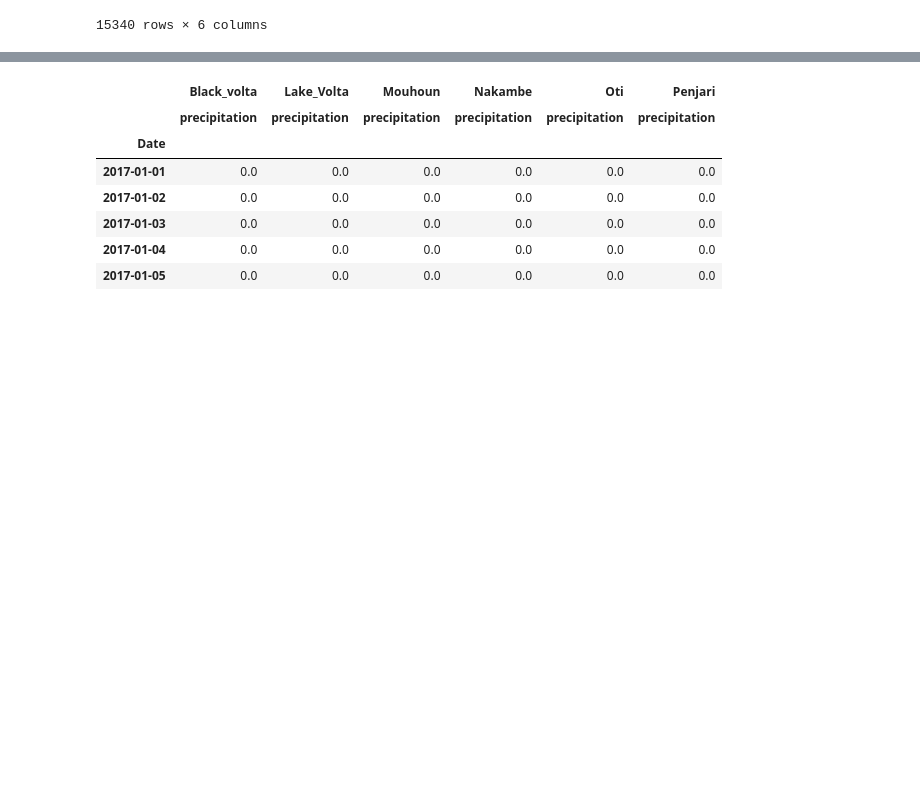
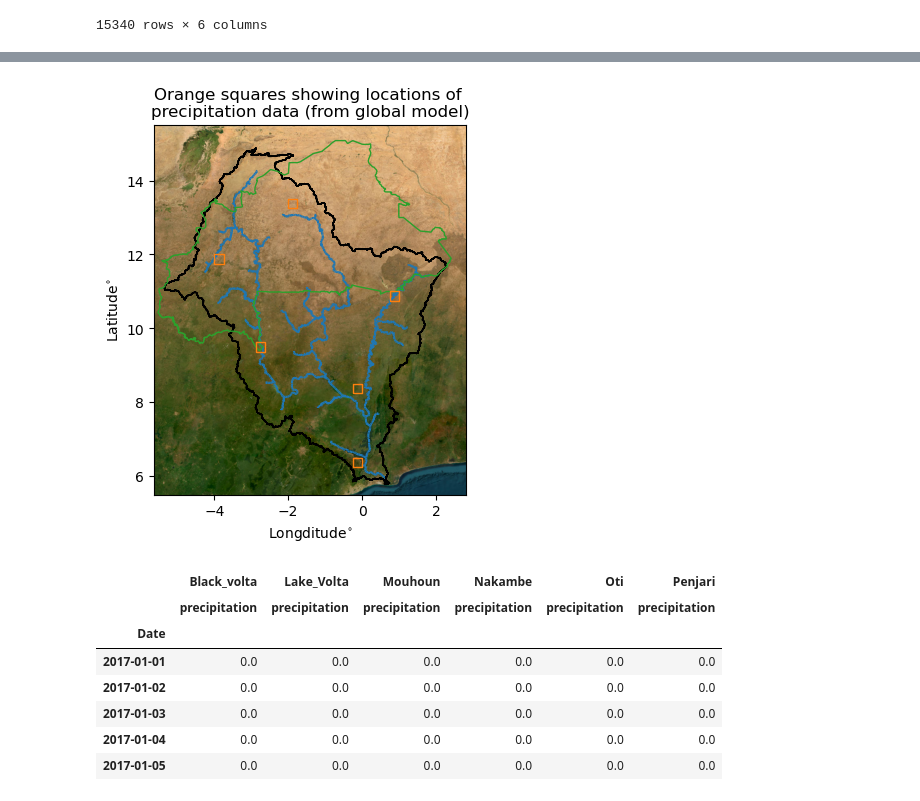
Before and after one commit to Daafip/Volta-burkina-faso, a Jupyter notebook: data/rainfall data volta/Data_hydrology_BF_Watersupply.ipynb, the cells around one changed output, grey strips where cells are left out. Saved outputs shown, nothing was run; the diff lists cells and outputs as text; code cells hidden in the pictures; blank space fills up the shorter version.

```diff
--- a/data/rainfall data volta/Data_hydrology_BF_Watersupply.ipynb
+++ b/data/rainfall data volta/Data_hydrology_BF_Watersupply.ipynb
@@ -124,3 +110,24 @@ ax.set_ylim((5.5,15.5))
+# %%
+fig, ax = plt.subplots(1)
+main_rivers.plot(ax=ax, color="C0",zorder=1)
+# get the bounds for background
+bounds_precip_measurements = (ax.get_xlim()[0], ax.get_ylim()[0], ax.get_xlim()[1], ax.get_ylim()[1])
+
+country_outline.plot(ax=ax, facecolor="none", edgecolor="C2",zorder=6)
+volta_outline.plot(ax=ax,edgecolor="k", facecolor='none')
+gdf.plot(ax=ax, facecolor="none",edgecolor="C1",zorder=10)
+
+# add background
+with rasterio.open(get_background_map("precip_measurements", bounds_precip_measurements)) as r:
+    rioshow(r, ax=ax)
+
+# crop a little
+ax.set_ylim((5.5,15.5))
+ax.set_title("Orange squares showing locations of \nprecipitation data (from global model)")
+ax.set_xlabel("Longditude$^{\circ}$");
+ax.set_ylabel("Latitude$^{\circ}$");
+# %% [output]
+[figure, added]
 # %%
 #making dataframe smaller to 2014-2018
 Rainfall_data_2014 = Rainfall_data.loc['2014-01-01':, :]
```
Also changed, not shown: parts of 23 cells of this notebook.
